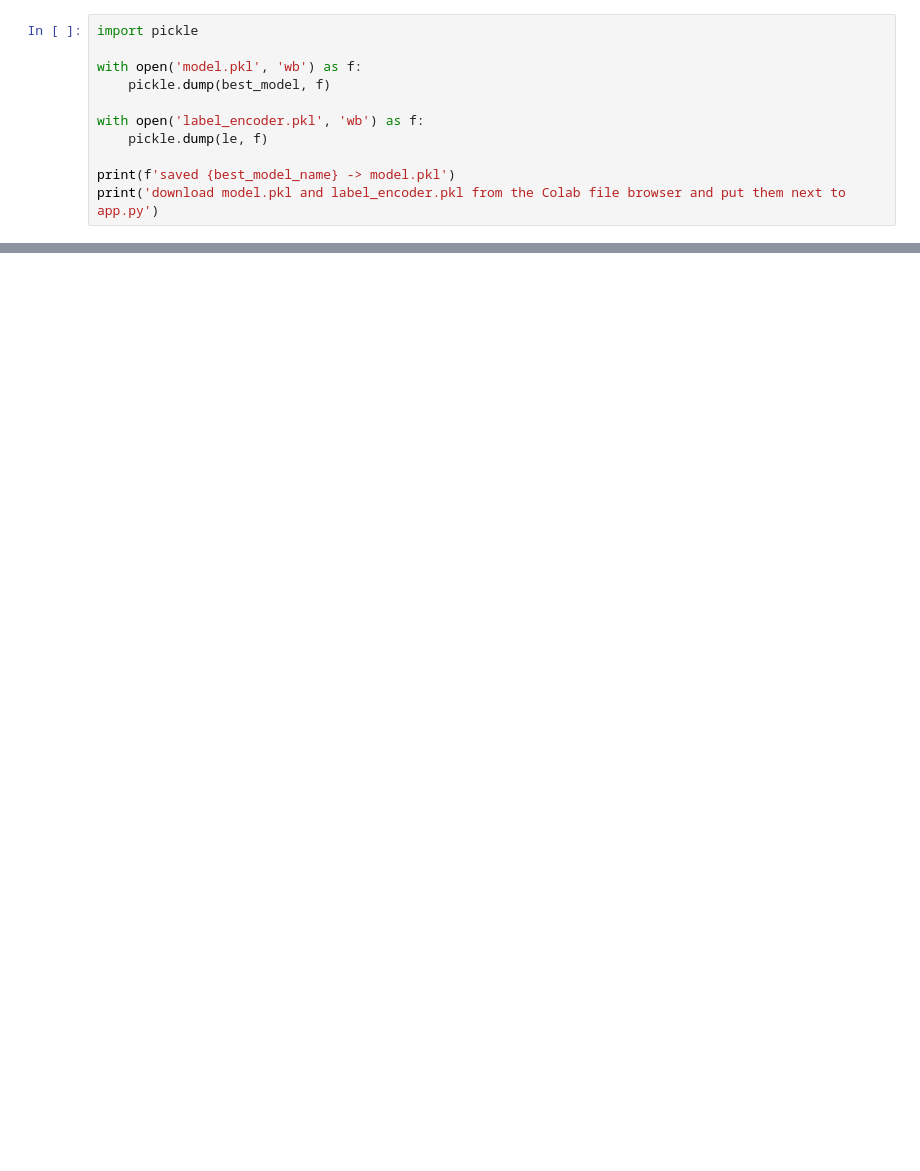
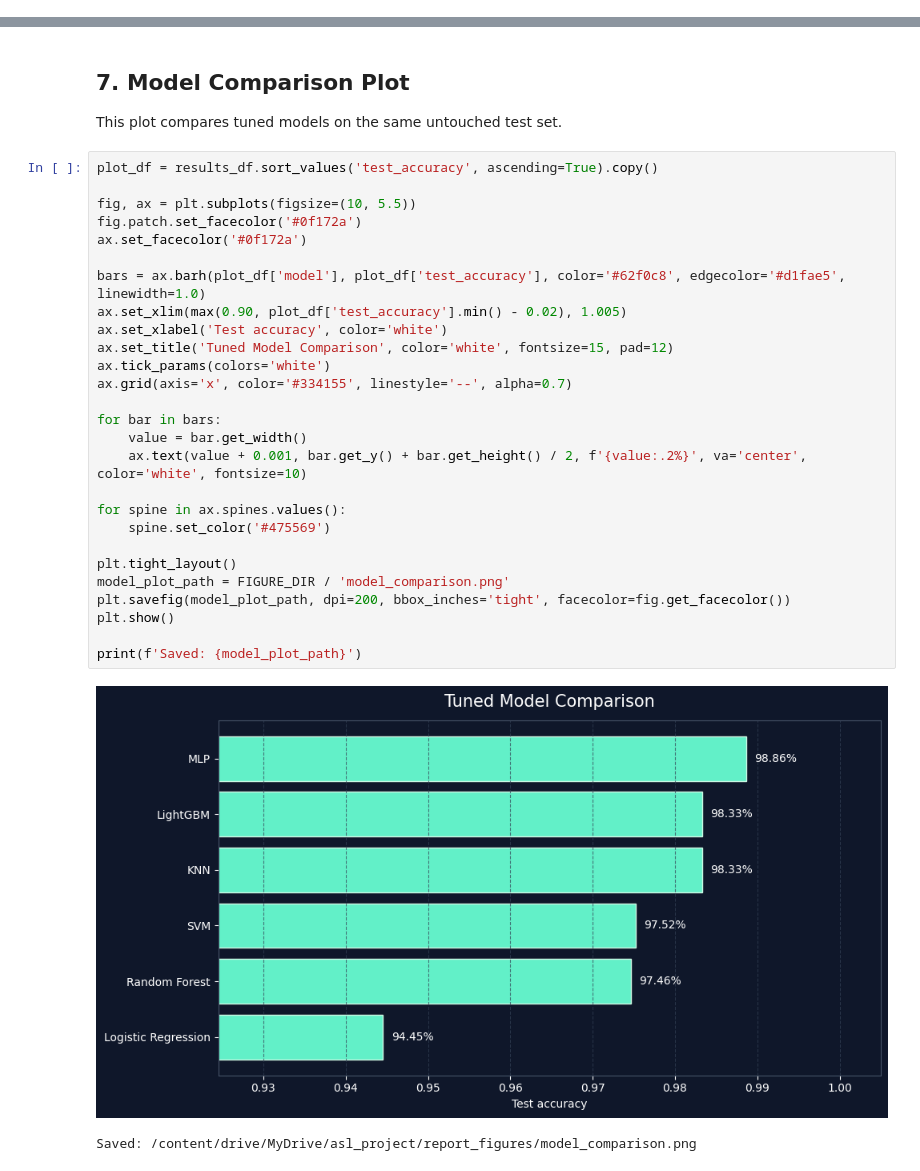
Before and after one commit to i2gunshaker/znak, a Jupyter notebook: notebooks/03_training.ipynb, the cells around one changed output, grey strips where cells are left out. Drawn from its saved outputs; the diff is of its cells as text; blank space fills up the shorter version.

Commit message:
update training notebook with full metrics and model outputs

```diff
--- a/notebooks/03_training.ipynb
+++ b/notebooks/03_training.ipynb
@@ -255,11 +0,0 @@ Downloads folder: grab `model.pkl` and `label_encoder.pkl` from Drive and drop t
-# %%
-import pickle
-
-with open('model.pkl', 'wb') as f:
-    pickle.dump(best_model, f)
-
-with open('label_encoder.pkl', 'wb') as f:
-    pickle.dump(le, f)
-
-print(f'saved {best_model_name} -> model.pkl')
-print('download model.pkl and label_encoder.pkl from the Colab file browser and put them next to app.py')
@@ -265,0 +503,34 @@ print('download model.pkl and label_encoder.pkl from the Colab file browser and
+# %% [markdown]
+## 7. Model Comparison Plot
+
+This plot сompares tuned models on the same untouched test set.
+# %%
+plot_df = results_df.sort_values('test_accuracy', ascending=True).copy()
+
+fig, ax = plt.subplots(figsize=(10, 5.5))
+fig.patch.set_facecolor('#0f172a')
+ax.set_facecolor('#0f172a')
+
+bars = ax.barh(plot_df['model'], plot_df['test_accuracy'], color='#62f0c8', edgecolor='#d1fae5', linewidth=1.0)
+ax.set_xlim(max(0.90, plot_df['test_accuracy'].min() - 0.02), 1.005)
+ax.set_xlabel('Test accuracy', color='white')
+ax.set_title('Tuned Model Comparison', color='white', fontsize=15, pad=12)
+ax.tick_params(colors='white')
+ax.grid(axis='x', color='#334155', linestyle='--', alpha=0.7)
+
+for bar in bars:
+    value = bar.get_width()
+    ax.text(value + 0.001, bar.get_y() + bar.get_height() / 2, f'{value:.2%}', va='center', color='white', fontsize=10)
+
+for spine in ax.spines.values():
+    spine.set_color('#475569')
+
+plt.tight_layout()
+model_plot_path = FIGURE_DIR / 'model_comparison.png'
+plt.savefig(model_plot_path, dpi=200, bbox_inches='tight', facecolor=fig.get_facecolor())
+plt.show()
+
+print(f'Saved: {model_plot_path}')
+# %% [output]
+[figure, added]
+Saved: /content/drive/MyDrive/asl_project/report_figures/model_comparison.png
```
Also changed, not shown: parts of 35 cells of this notebook.
